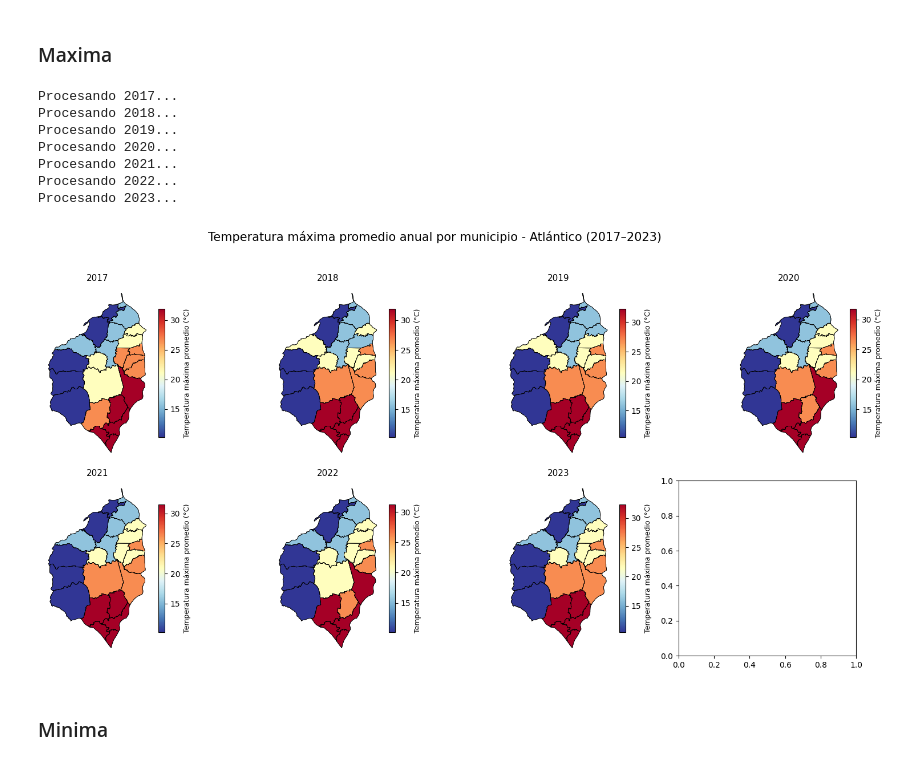
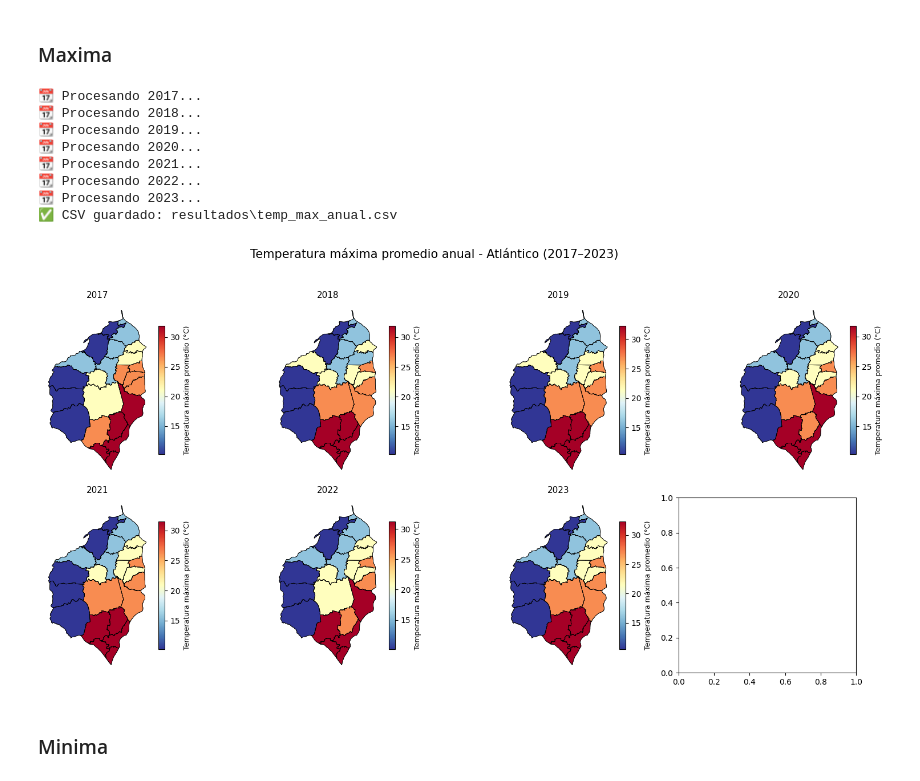
Before and after one commit to Darally06/Dengue_caracterization, a Jupyter notebook: 6_var_entorno.ipynb, the cells around one changed output. Cells and saved outputs as stored; diff of their text form; code cells hidden in the pictures.

```diff
--- a/6_var_entorno.ipynb
+++ b/6_var_entorno.ipynb
@@ -226,31 +233,33 @@ Procesando 2023...
 # %%
 rutas_temp_max = {
     2017: r"C:\Dengue\Datos Clima\temp_max_atl_2017",
     2018: r"C:\Dengue\Datos Clima\temp_max_atl_2018",
     2019: r"C:\Dengue\Datos Clima\temp_max_atl_2019",
     2020: r"C:\Dengue\Datos Clima\temp_max_atl_2020",
     2021: r"C:\Dengue\Datos Clima\temp_max_atl_2021",
     2022: r"C:\Dengue\Datos Clima\temp_max_atl_2022",
     2023: r"C:\Dengue\Datos Clima\temp_max_atl_2023"
 }
-
-mapa_climatico_anual(
+df_tmax = mapa_climatico_anual(
     rutas=rutas_temp_max,
-    shapefile_path="Datos adjuntos\Mapas_municipio\MGN_ADM_MPIO_GRAFICO.shp",
+    shapefile_path="Datos adjuntos/Mapas_municipio/MGN_ADM_MPIO_GRAFICO.shp",
     variable_nc="Temperature_Air_2m_Max_24h",
-    nombre_columna="temp_max_promedio",
+    nombre_columna="temp_max",
     etiqueta_colorbar="Temperatura máxima promedio (°C)",
-    titulo_general="Temperatura máxima promedio anual por municipio - Atlántico (2017–2023)"
+    titulo_general="Temperatura máxima promedio anual - Atlántico (2017–2023)",
+    unidad_conversion=None,  # ya se convierte automáticamente
+    carpeta_salida="resultados"
 )
 # %% [output]
-Procesando 2017...
-Procesando 2018...
-Procesando 2019...
-Procesando 2020...
-Procesando 2021...
-Procesando 2022...
-Procesando 2023...
+📆 Procesando 2017...
+📆 Procesando 2018...
+📆 Procesando 2019...
+📆 Procesando 2020...
+📆 Procesando 2021...
+📆 Procesando 2022...
+📆 Procesando 2023...
+✅ CSV guardado: resultados\temp_max_anual.csv
-[figure, old version]
+[figure, new version]
 # %% [markdown]
 ### Minima
 # %%
```
Also changed, not shown: parts of 9 cells of this notebook, 6 other files.
